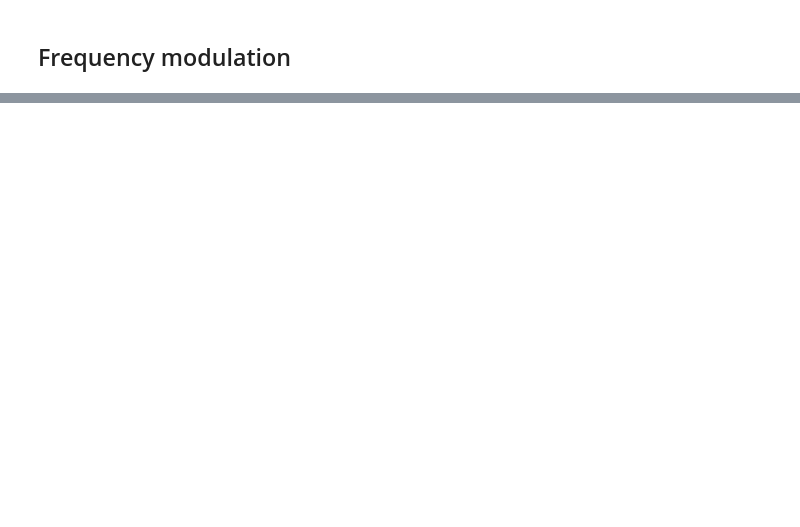
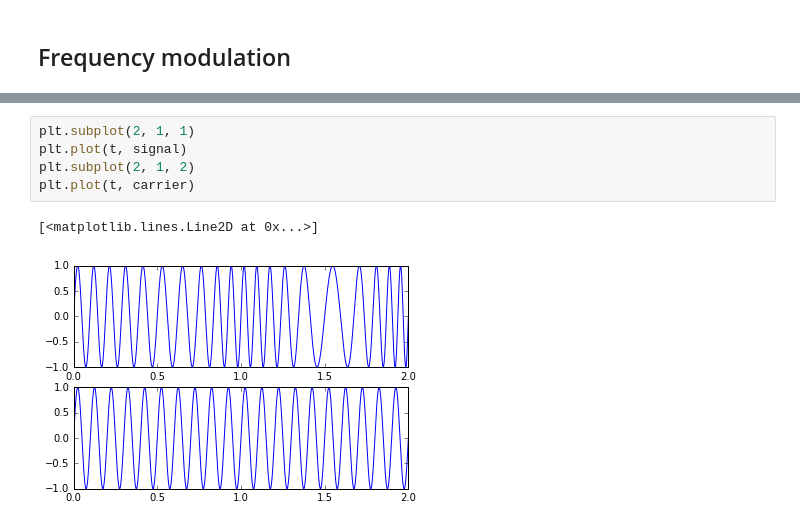
Before and after one commit to revesansparole/sample_project, a Jupyter notebook: notebook/big_notebook.ipynb, the cells around one changed output, grey strips where cells are left out. Drawn from its saved outputs; the diff is of its cells as text; blank space fills up the shorter version.

```diff
--- a/notebook/big_notebook.ipynb
+++ b/notebook/big_notebook.ipynb
@@ -40,0 +54,8 @@ Frequency modulation
+# %%
+plt.subplot(2, 1, 1)
+plt.plot(t, signal)
+plt.subplot(2, 1, 2)
+plt.plot(t, carrier)
+# %% [output]
+[<matplotlib.lines.Line2D at 0x...>]
+[figure, added]
```
Also changed, not shown: parts of 5 cells of this notebook.
